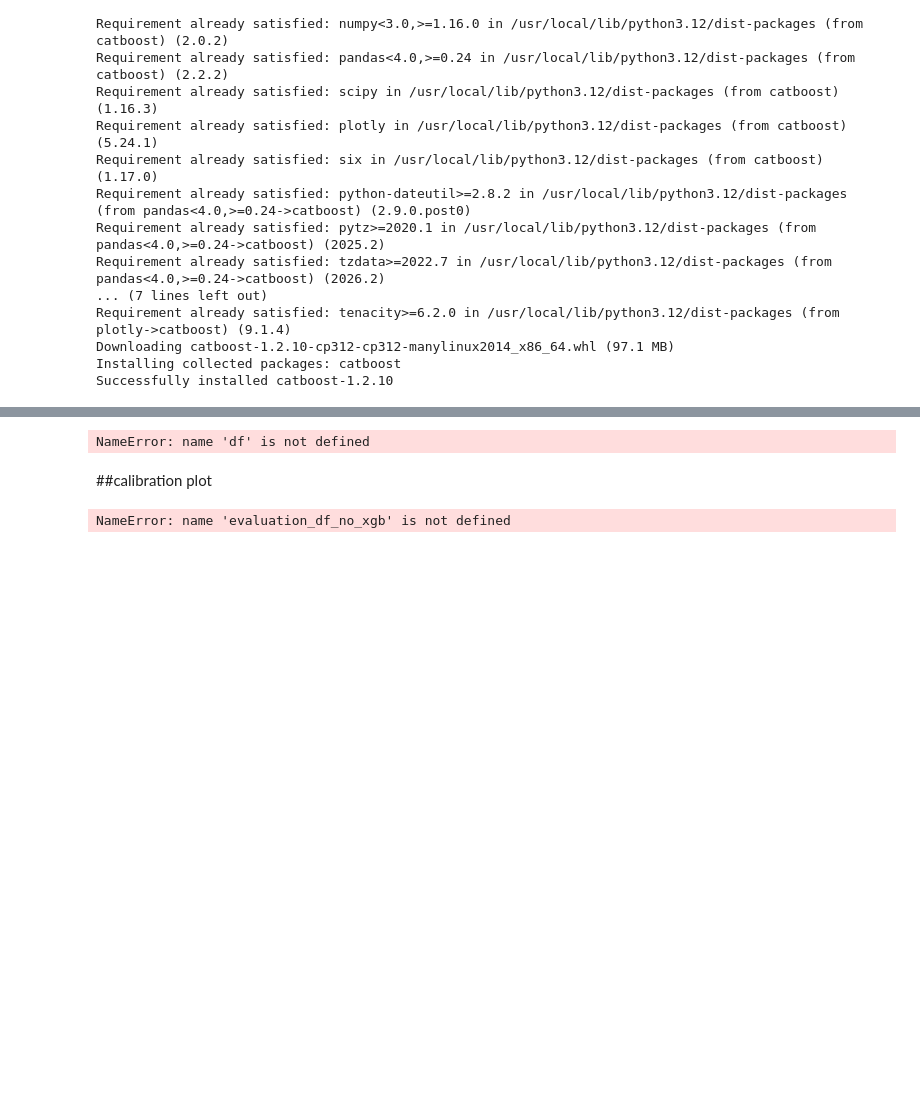
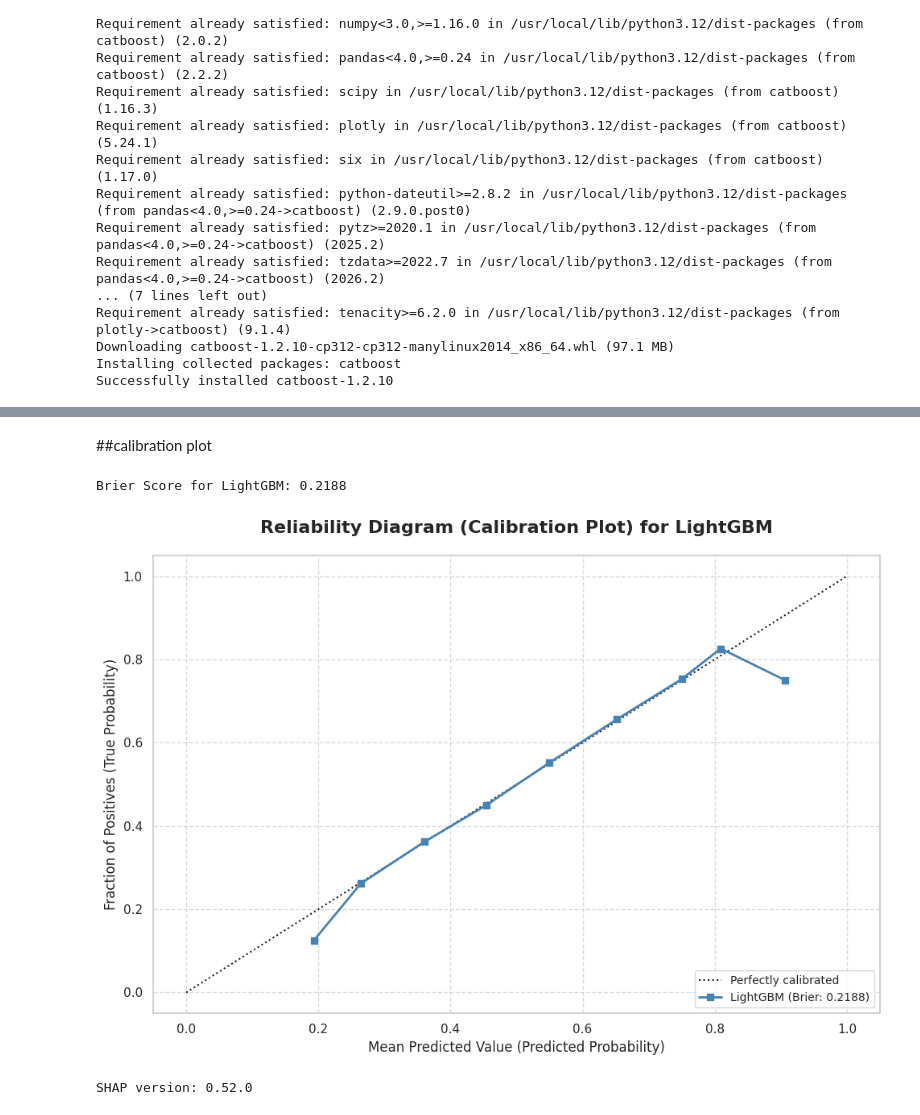
Before and after one commit to Fentahun60/Fentahun, a Jupyter notebook: Healthcare_access_Review_final.ipynb, the cells around one changed output, grey strips where cells are left out. Drawn from its saved outputs; the diff is of its cells as text; code cells hidden in the pictures; blank space fills up the shorter version.

```diff
--- a/Healthcare_access_Review_final.ipynb
+++ b/Healthcare_access_Review_final.ipynb
@@ -2336,27 +2451,50 @@ Tuning and evaluating DecisionTree using LOCO CV...
-# %%
-df.to_csv('df_processed.csv', index=False)
-print("DataFrame 'df' saved as 'df_processed.csv'")
-# %% [output]
-NameError: name 'df' is not defined
 # %% [markdown]
 ##calibration plot
-# %%
-# Exclude XGBoost from the evaluation DataFrame
-#evaluation_df_no_xgb = evaluation_df[evaluation_df.index != 'XGBoost']
-
-# Display the evaluation summary excluding XGBoost
-p#rint("🎯 Model Evaluation Summary (Excluding XGBoost):")
-display(evaluation_df_no_xgb)
-
-# Save the evaluation summary excluding XGBoost to a CSV file
-evaluation_df_no_xgb.to_csv('model_evaluation_summary_no_xgb.csv', index=True)
-
-print("\nModel evaluation summary excluding XGBoost saved as 'model_evaluation_summary_no_xgb.csv'")
-# %% [output]
-NameError: name 'evaluation_df_no_xgb' is not defined
+# %%
+from sklearn.metrics import brier_score_loss
+from sklearn.calibration import calibration_curve
+import matplotlib.pyplot as plt
+import seaborn as sns
+
+# 1. Define model and name
+best_model_name = "LightGBM"
+# Accessing the model from the previously defined 'models' dictionary
+selected_model = models[best_model_name]
+
+# 2. Get predicted probabilities for the test set
+y_prob_selected_model = selected_model.predict_proba(X_test_selected)[:, 1]
+
+# 3. Calculate Brier Score
+brier_score = brier_score_loss(y_test, y_prob_selected_model)
+print(f"Brier Score for {best_model_name}: {brier_score:.4f}")
+
+# 4. Generate calibration plot data
+fraction_of_positives, mean_predicted_value = calibration_curve(y_test, y_prob_selected_model, n_bins=10)
+
+# 5. Plot the reliability diagram (calibration plot)
+plt.figure(figsize=(10, 7))
+sns.set_theme(style="whitegrid")
+
+# Plot the perfectly calibrated line
+plt.plot([0, 1], [0, 1], "k:", label="Perfectly calibrated")
+
+# Plot the calibration curve
+plt.plot(mean_predicted_value, fraction_of_positives, "s-",
+         label=f"{best_model_name} (Brier: {brier_score:.4f})",
+         color='steelblue', linewidth=2)
+
+plt.xlabel("Mean Predicted Value (Predicted Probability)", fontsize=12)
+plt.ylabel("Fraction of Positives (True Probability)", fontsize=12)
+plt.title(f"Reliability Diagram (Calibration Plot) for {best_model_name}", fontsize=16, weight='bold', pad=20)
+plt.legend(loc="lower right", fontsize=10)
+plt.grid(True, linestyle='--', alpha=0.7)
+plt.tight_layout()
+plt.show()
+# %% [output]
+Brier Score for LightGBM: 0.2188
+[figure, added]
 # %%
-#import shap
-#import xgboost as xgb
-
+import shap
 print(f"SHAP version: {shap.__version__}")
-print(f"XGBoost version: {xgb.__version__}")
+# %% [output]
+SHAP version: 0.52.0
```
Also changed, not shown: parts of 11 cells of this notebook.
